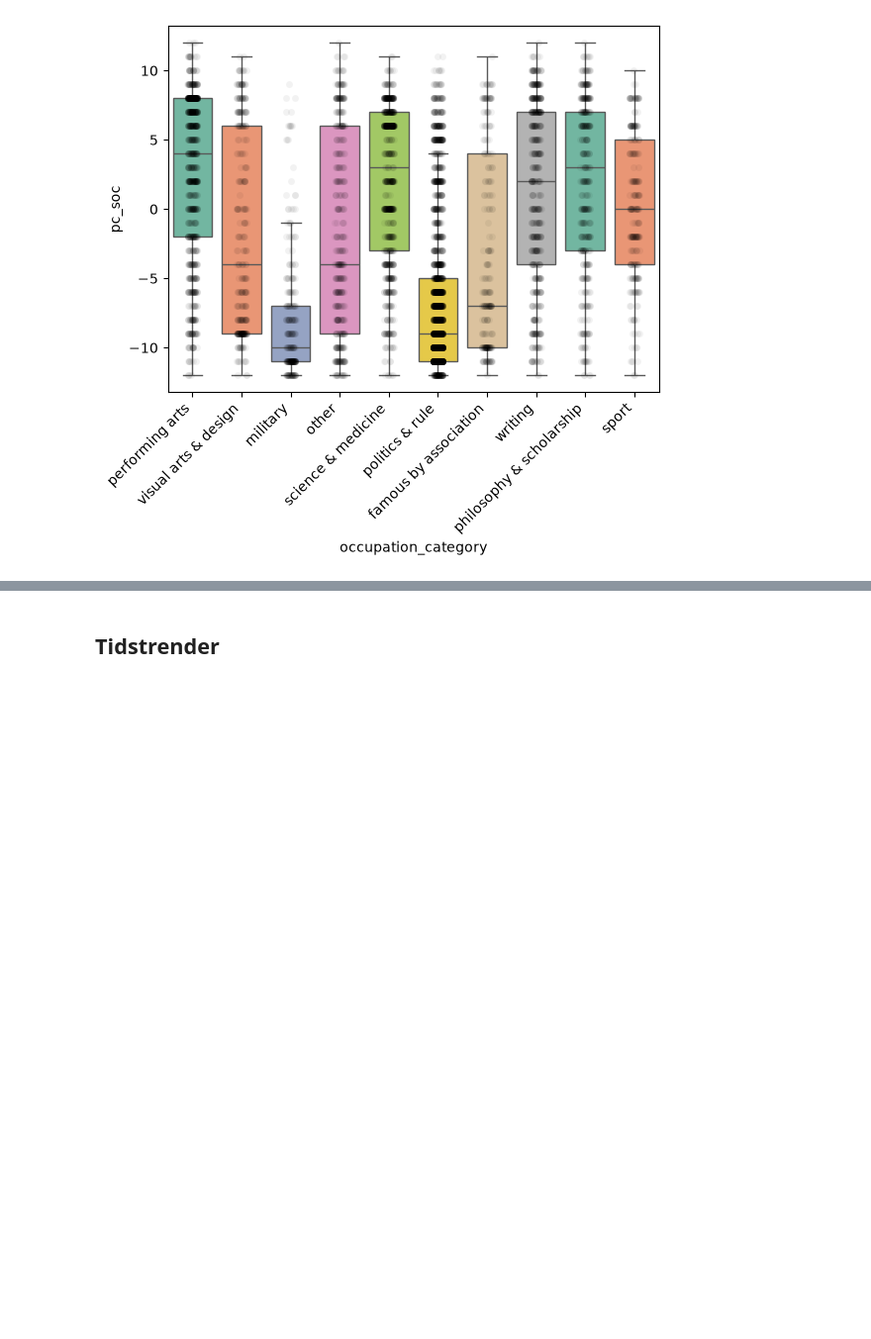
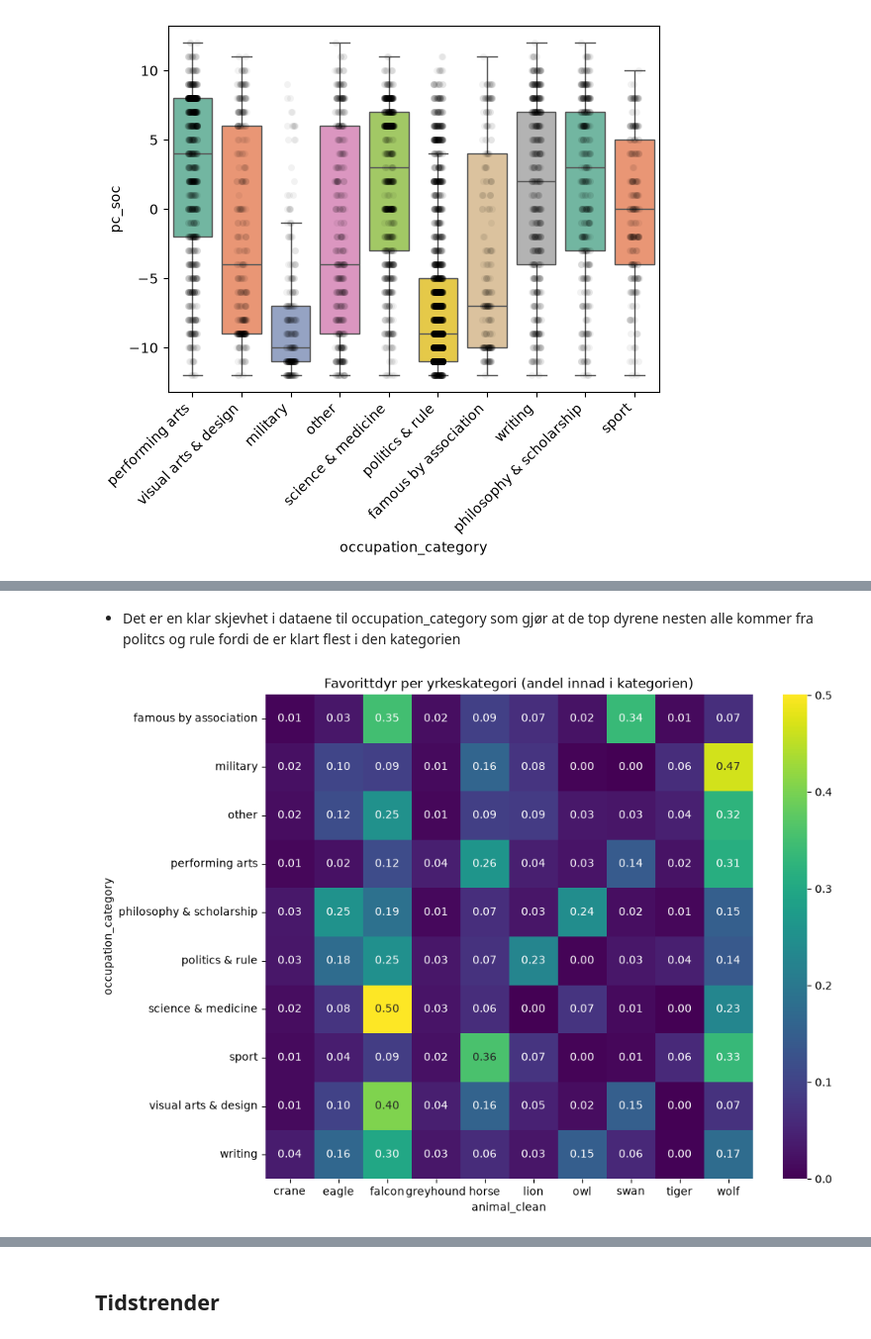
Before and after one commit to Petteroli/INF161-prosjekt, a Jupyter notebook: Prosjekt_inf161.ipynb, the cells around one changed output, grey strips where cells are left out. Shown at 99% size. Saved outputs shown, nothing was run; the diff lists cells and outputs as text; code cells hidden in the pictures; blank space fills up the shorter version.

```diff
--- a/Prosjekt_inf161.ipynb
+++ b/Prosjekt_inf161.ipynb
@@ -353,0 +419,12 @@ Her følger modellen også de samme steriotypene, military og politics og rule e
+# %% [markdown]
+- Det er en klar skjevhet i dataene til occupation_category som gjør at de top dyrene nesten alle kommer fra politcs og rule fordi de er klart flest i den kategorien
+# %%
+# Normaliserer per yrkeskategori (rad) sånn at hver rad summerer til 1
+crosstab_pct = crosstab.div(crosstab.sum(axis=1), axis=0)
+
+plt.figure(figsize=(10,8))
+sns.heatmap(crosstab_pct, annot=True, fmt='.2f', cmap='viridis')
+plt.title('Favorittdyr per yrkeskategori (andel innad i kategorien)')
+plt.show()
+# %% [output]
+[figure, added]
```
Also changed, not shown: parts of 27 cells of this notebook, 1 other file.
